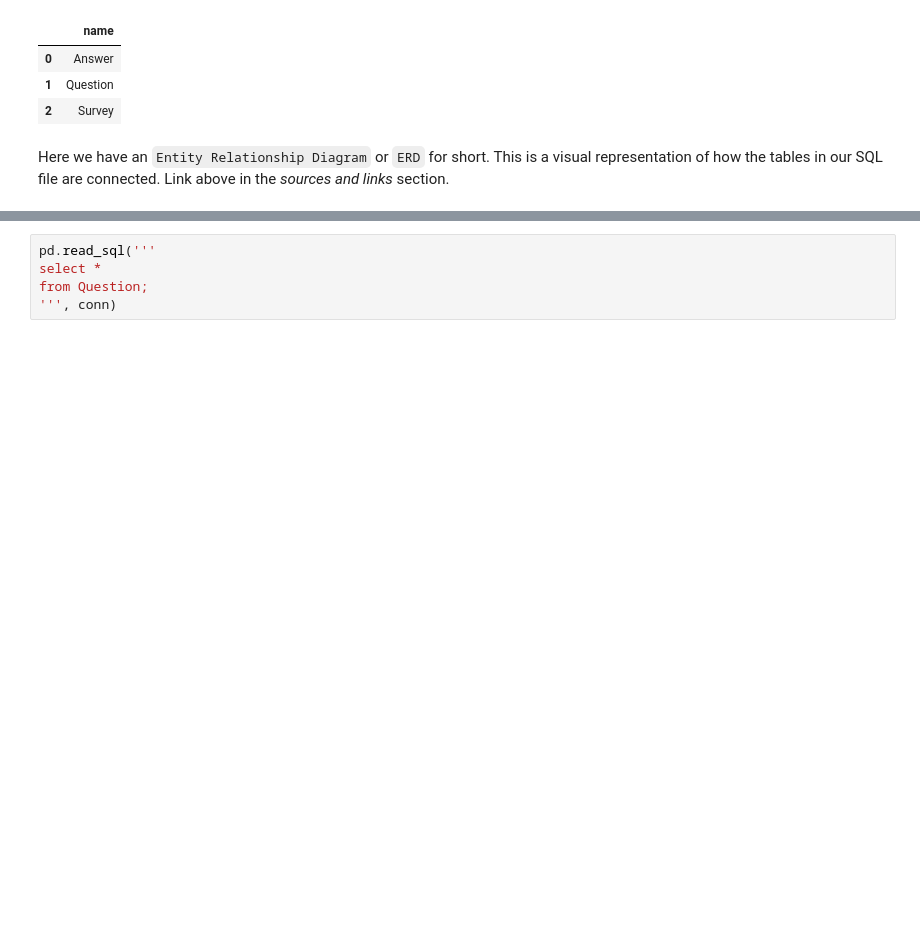
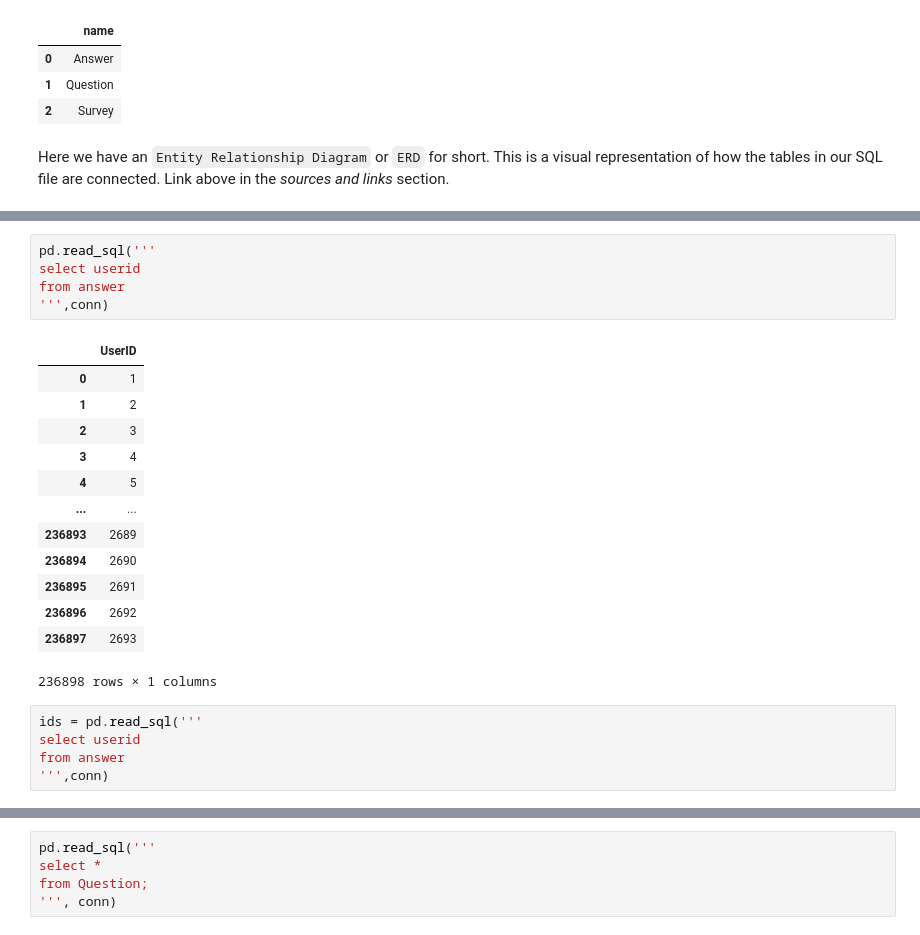
Before and after one commit to Djohnson1313/mental_health_sql, a Jupyter notebook: mental_health_analysis.ipynb, the cells around one changed output, grey strips where cells are left out. Drawn from its saved outputs; the diff is of its cells as text; blank space fills up the shorter version.

```diff
--- a/mental_health_analysis.ipynb
+++ b/mental_health_analysis.ipynb
@@ -80,3 +96,27 @@ tables
 Here we have an `Entity Relationship Diagram` or `ERD` for short. This is a visual representation of how the tables in our SQL file are connected. Link above in the _sources and links_ section.
 # %% [markdown]
 ![mental health ERD.png](attachment:53cb1a69-c30a-4f54-98a4-3359700ba7a4.png)
+# %%
+pd.read_sql('''
+select userid
+from answer
+''',conn)
+# %% [output]
+|  | UserID |
+| 0 | 1 |
+| 1 | 2 |
+| 2 | 3 |
+| 3 | 4 |
+| 4 | 5 |
+| ... | ... |
+| 236893 | 2689 |
+| 236894 | 2690 |
+| 236895 | 2691 |
+| 236896 | 2692 |
+| 236897 | 2693 |
+236898 rows × 1 columns
+# %%
+ids = pd.read_sql('''
+select userid
+from answer
+''',conn)
```
Also changed, not shown: parts of 29 cells of this notebook.
